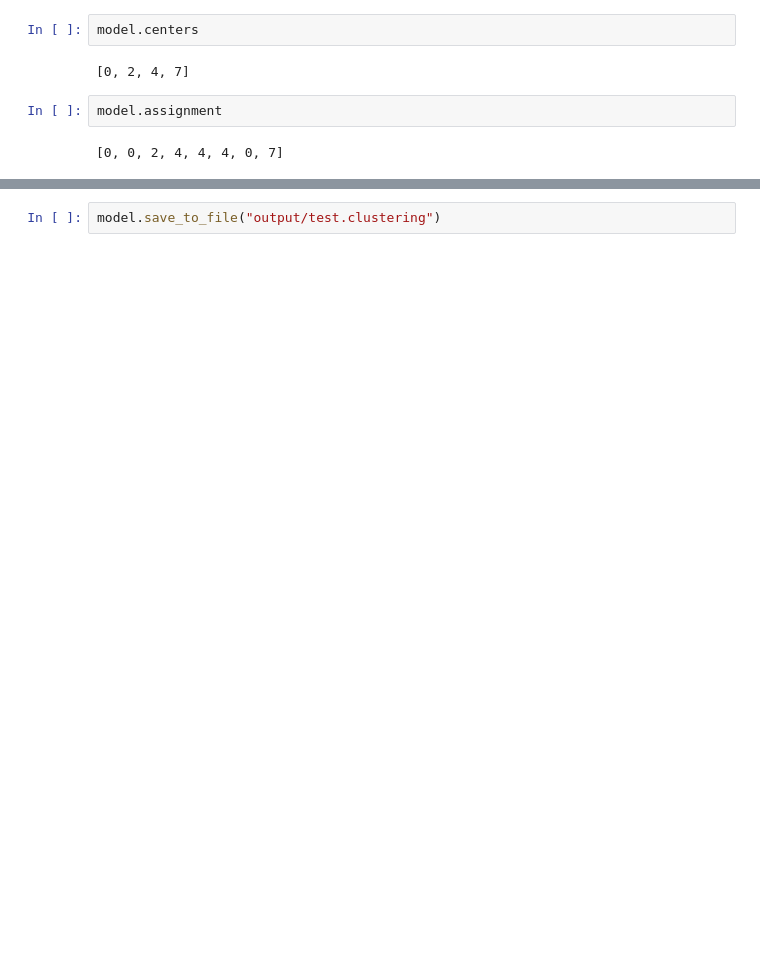
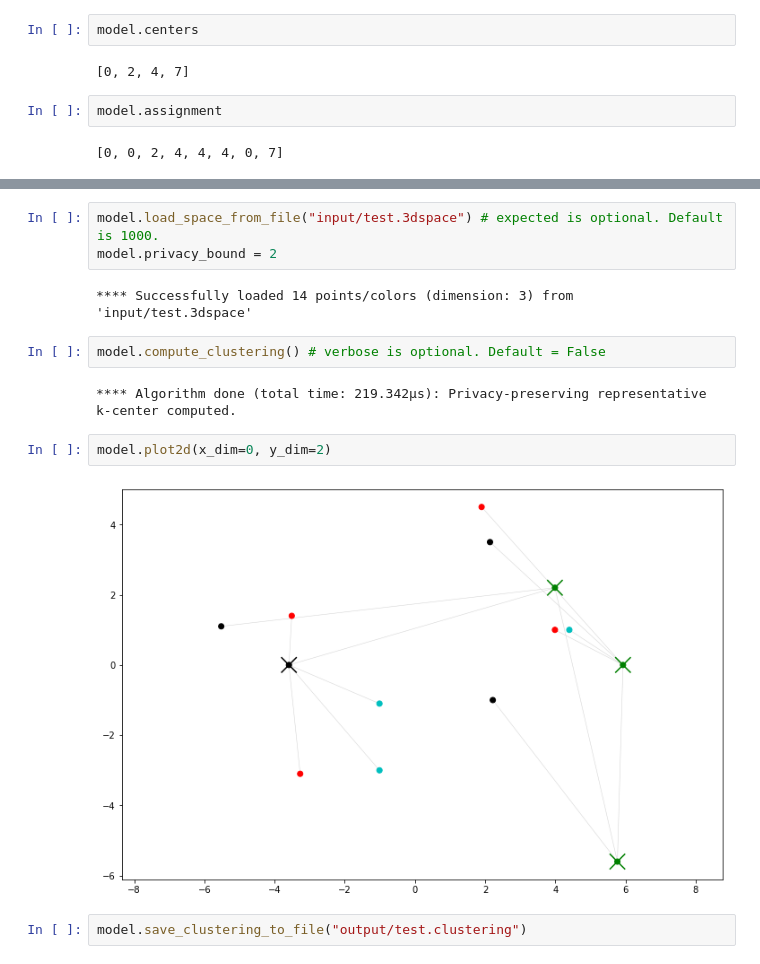
Before and after one commit to LeonSering/fair_and_fast_k_center_clustering, a Jupyter notebook: jupyter/notebook.ipynb, the cells around one changed output, grey strips where cells are left out. Drawn from its saved outputs; the diff is of its cells as text; blank space fills up the shorter version.

```diff
--- a/jupyter/notebook.ipynb
+++ b/jupyter/notebook.ipynb
@@ -33,2 +72,15 @@ model.privacy_bound
+# %%
+model.load_space_from_file("input/test.3dspace") # expected is optional. Default is 1000.
+model.privacy_bound = 2
+# %% [output]
+**** Successfully loaded 14 points/colors (dimension: 3) from 'input/test.3dspace'
+# %%
+model.compute_clustering() # verbose is optional. Default = False
+# %% [output]
+**** Algorithm done (total time: 219.342µs): Privacy-preserving representative k-center computed.
+# %%
+model.plot2d(x_dim=0, y_dim=2)
+# %% [output]
+[figure, added]
 # %%
-model.save_to_file("output/test.clustering")
+model.save_clustering_to_file("output/test.clustering")
```
Also changed, not shown: parts of 11 cells of this notebook, 21 other files.
